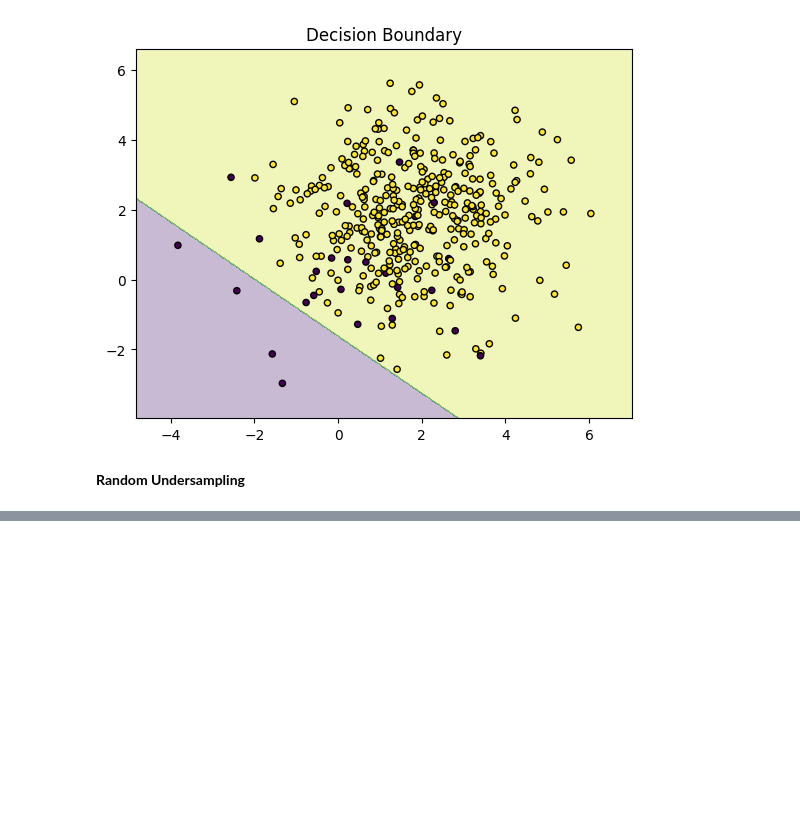
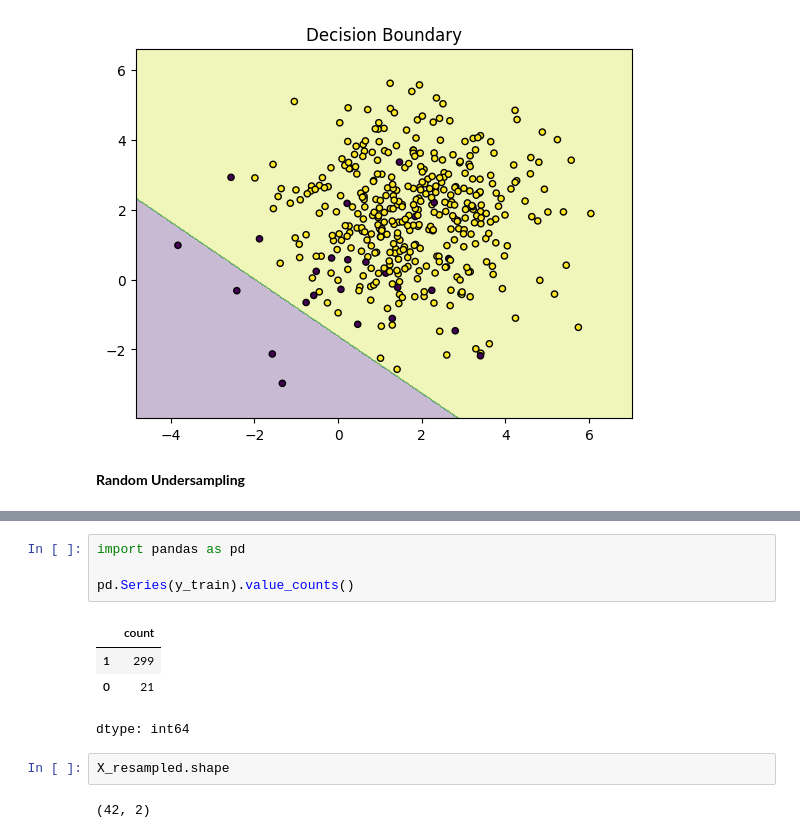
Before and after one commit to ajaykumar080286/MachineLearning, a Jupyter notebook: 67_1_imbalanced_data_yt_ipynb.ipynb, the cells around one changed output, grey strips where cells are left out. Cells and saved outputs as stored; diff of their text form; blank space fills up the shorter version.

```diff
--- a/67_1_imbalanced_data_yt_ipynb.ipynb
+++ b/67_1_imbalanced_data_yt_ipynb.ipynb
@@ -109,0 +148,13 @@ ROC AUC Score: 0.9557522123893806
+# %%
+import pandas as pd
+
+pd.Series(y_train).value_counts()
+# %% [output]
+|  | count |
+| 1 | 299 |
+| 0 | 21 |
+dtype: int64
+# %%
+X_resampled.shape
+# %% [output]
+(42, 2)
```
Also changed, not shown: parts of 4 cells of this notebook.
